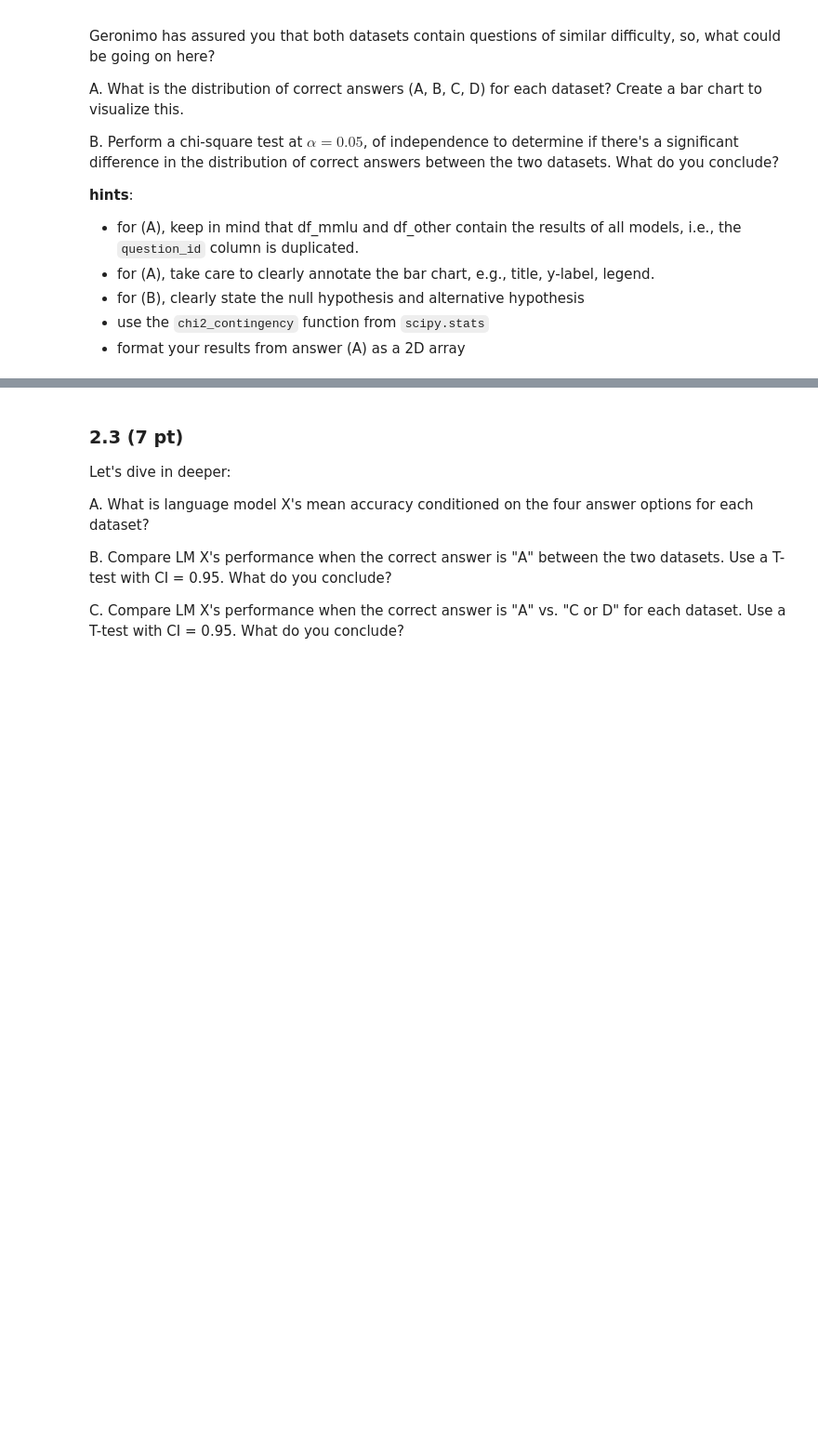
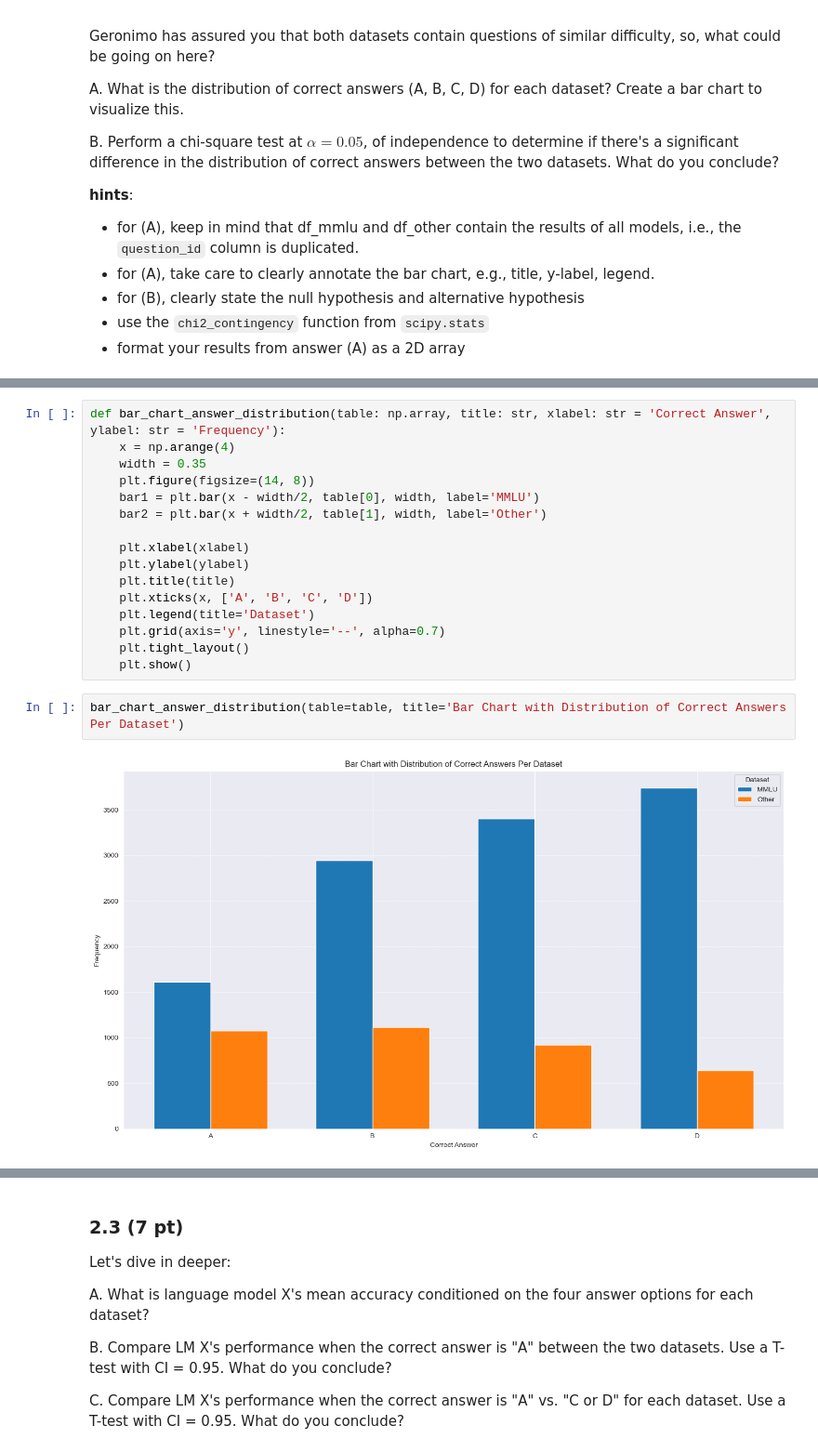
Before and after one commit to Jvviragine/data_analysis_um_course, a Jupyter notebook: data_clinics/clinic1/JV_Data_Clinic_1.ipynb, the cells around one changed output, grey strips where cells are left out. Shown at 93% size. Drawn from its saved outputs; the diff is of its cells as text; blank space fills up the shorter version.

```diff
--- a/data_clinics/clinic1/JV_Data_Clinic_1.ipynb
+++ b/data_clinics/clinic1/JV_Data_Clinic_1.ipynb
@@ -1019,0 +931,20 @@ Name: proportion, dtype: float64
+# %%
+def bar_chart_answer_distribution(table: np.array, title: str, xlabel: str = 'Correct Answer', ylabel: str = 'Frequency'):
+    x = np.arange(4)
+    width = 0.35
+    plt.figure(figsize=(14, 8))
+    bar1 = plt.bar(x - width/2, table[0], width, label='MMLU')
+    bar2 = plt.bar(x + width/2, table[1], width, label='Other')
+
+    plt.xlabel(xlabel)
+    plt.ylabel(ylabel)
+    plt.title(title)
+    plt.xticks(x, ['A', 'B', 'C', 'D'])
+    plt.legend(title='Dataset')
+    plt.grid(axis='y', linestyle='--', alpha=0.7)
+    plt.tight_layout()
+    plt.show()
+# %%
+bar_chart_answer_distribution(table=table, title='Bar Chart with Distribution of Correct Answers Per Dataset')
+# %% [output]
+[figure, added]
```
Also changed, not shown: parts of 23 cells of this notebook.
